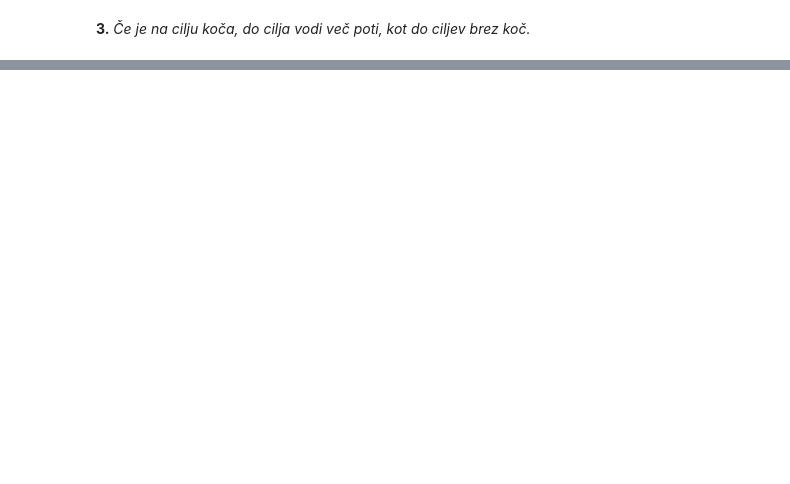
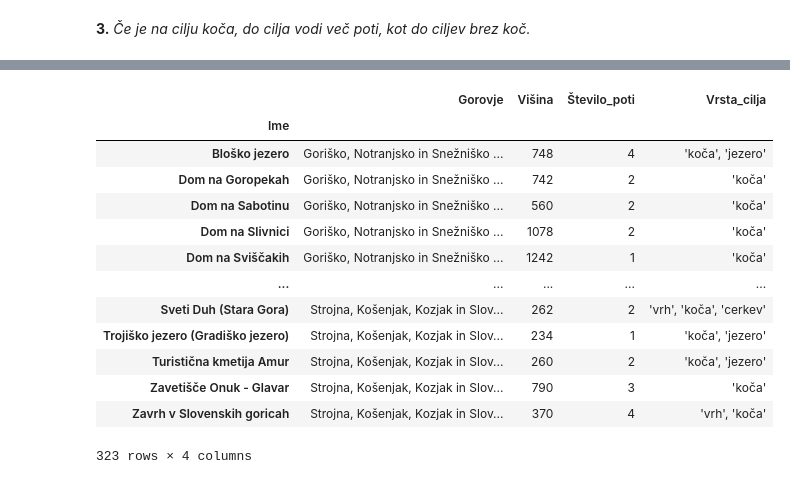
Before and after one commit to AndrazKukovicic/Hribi_projektna_naloga, a Jupyter notebook: Analiza_podatkov.ipynb, the cells around one changed output, grey strips where cells are left out. Drawn from its saved outputs; the diff is of its cells as text; code cells hidden in the pictures; blank space fills up the shorter version.

```diff
--- a/Analiza_podatkov.ipynb
+++ b/Analiza_podatkov.ipynb
@@ -180,0 +184,20 @@ skupaj_zahtevnost_korelacija.corr(method='pearson')
+# %%
+cilji_koce = hribi.loc[hribi['Vrsta_cilja'].str.contains('koča')]
+cilji_ni_koce = hribi.loc[~hribi['Vrsta_cilja'].str.contains('koča')].replace('', pd.NA)
+# %%
+cilji_koce
+# %% [output]
+|  | Gorovje | Višina | Število_poti | Vrsta_cilja |
+| Ime |  |  |  |  |
+| Bloško jezero | Goriško, Notranjsko in Snežniško ... | 748 | 4 | 'koča', 'jezero' |
+| Dom na Goropekah | Goriško, Notranjsko in Snežniško ... | 742 | 2 | 'koča' |
+| Dom na Sabotinu | Goriško, Notranjsko in Snežniško ... | 560 | 2 | 'koča' |
+| Dom na Slivnici | Goriško, Notranjsko in Snežniško ... | 1078 | 2 | 'koča' |
+| Dom na Sviščakih | Goriško, Notranjsko in Snežniško ... | 1242 | 1 | 'koča' |
+| ... | ... | ... | ... | ... |
+| Sveti Duh (Stara Gora) | Strojna, Košenjak, Kozjak in Slov... | 262 | 2 | 'vrh', 'koča', 'cerkev' |
+| Trojiško jezero (Gradiško jezero) | Strojna, Košenjak, Kozjak in Slov... | 234 | 1 | 'koča', 'jezero' |
+| Turistična kmetija Amur | Strojna, Košenjak, Kozjak in Slov... | 260 | 2 | 'koča', 'jezero' |
+| Zavetišče Onuk - Glavar | Strojna, Košenjak, Kozjak in Slov... | 790 | 3 | 'koča' |
+| Zavrh v Slovenskih goricah | Strojna, Košenjak, Kozjak in Slov... | 370 | 4 | 'vrh', 'koča' |
+323 rows × 4 columns
```
Also changed, not shown: parts of 7 cells of this notebook.
